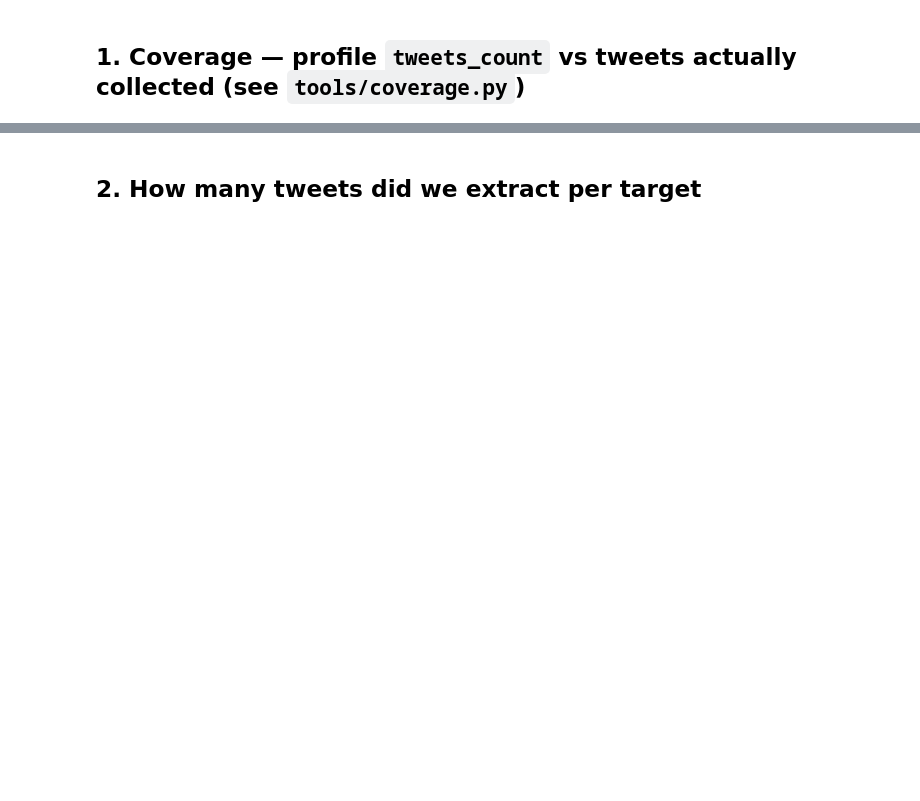
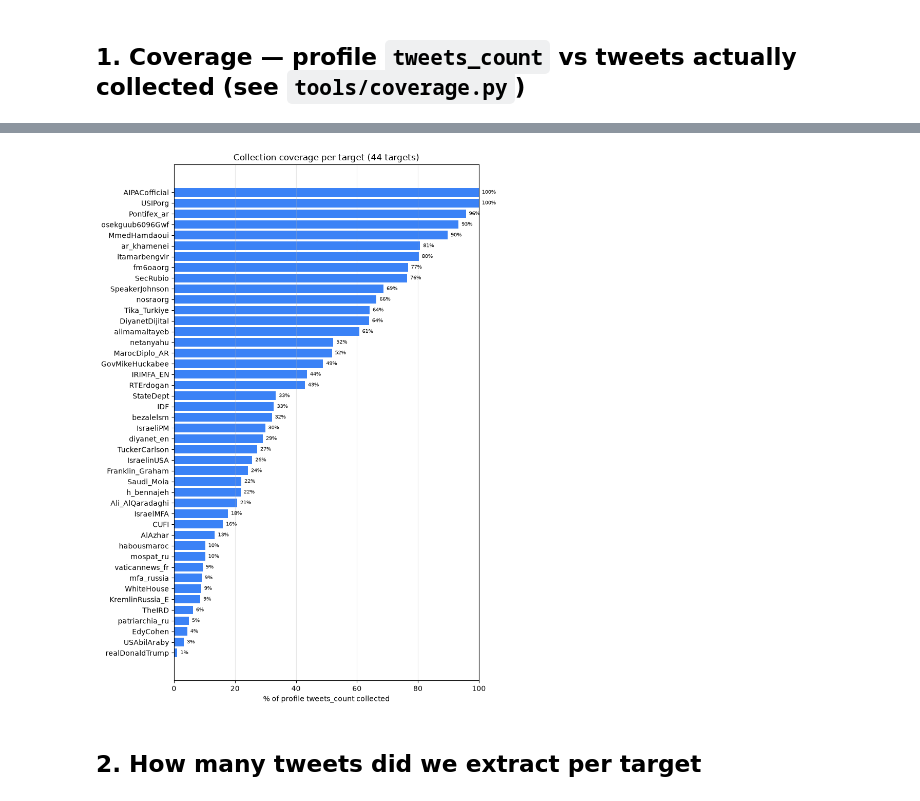
Before and after one commit to zztaouil/twitter-datum, a Jupyter notebook: tools/explore.ipynb, the cells around one changed output, grey strips where cells are left out. Cells and saved outputs as stored; diff of their text form; code cells hidden in the pictures; blank space fills up the shorter version.

```diff
--- a/tools/explore.ipynb
+++ b/tools/explore.ipynb
@@ -59,3 +59,18 @@ coverage.sort_values("pct", ascending=False)
+# %%
+cov_sorted = coverage["pct"].fillna(0).sort_values(ascending=False)
+fig, ax = plt.subplots(figsize=(8, 11))
+ax.barh(cov_sorted.index, cov_sorted.values, color="#3B82F6")
+ax.invert_yaxis()
+ax.set_xlim(0, 100)
+ax.set_xlabel("% of profile tweets_count collected")
+ax.set_title(f"Collection coverage per target ({len(TARGETS)} targets)")
+ax.grid(axis="x", alpha=0.3)
+for y, v in enumerate(cov_sorted.values):
+    ax.text(v + 1, y, f"{v:.0f}%", va="center", fontsize=7)
+plt.tight_layout()
+fig.savefig("coverage.png", dpi=150)
+# %% [output]
+[figure, added]
 # %% [markdown]
 ## 2. How many tweets did we extract per target
 # %%
```
Also changed, not shown: parts of 18 cells of this notebook, 4 other files.
